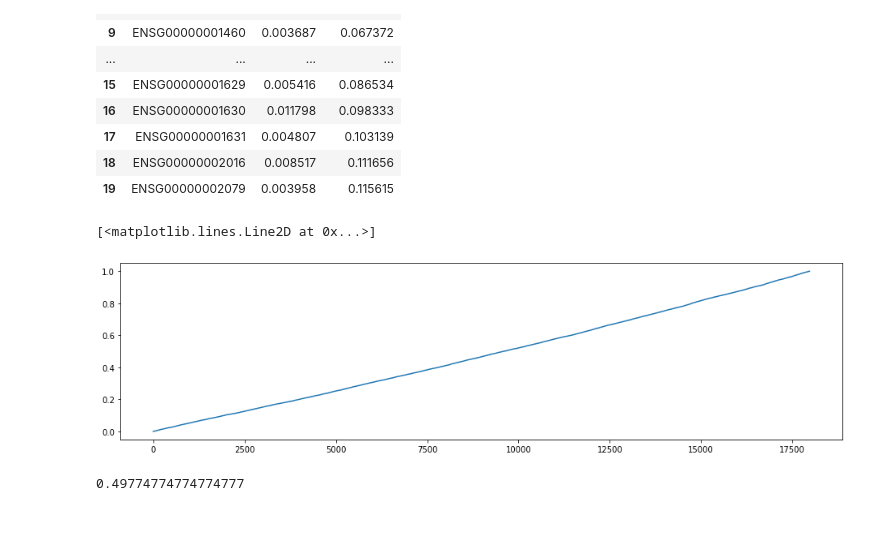
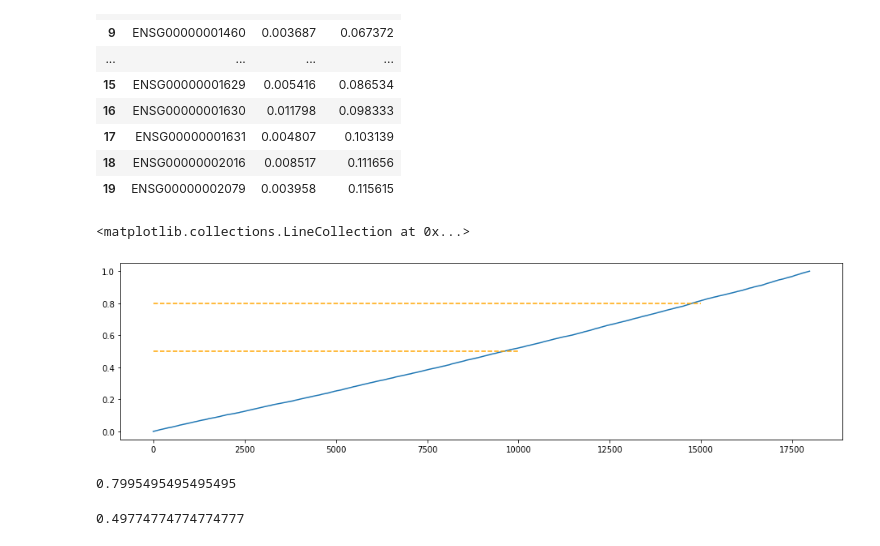
Before and after one commit to gkant06/ML-for-Science_Linear-models, a Jupyter notebook: Linear Models_Homework 3_Gautami Kant.ipynb, the cells around one changed output. Cells and saved outputs as stored; diff of their text form; code cells hidden in the pictures.

```diff
--- a/Linear Models_Homework 3_Gautami Kant.ipynb
+++ b/Linear Models_Homework 3_Gautami Kant.ipynb
@@ -200,0 +214,18 @@ X_test_with_prediction_output.to_csv(r'C:\Users\kantg\OneDrive\Desktop\CMU\ML fo
+# %%
+#Ridge regression  - converting continuous values to 0/1 labels  and trying on test data - we get lower results than logistic regression
+
+rid_reg = Ridge(random_state=10)
+rid_reg.fit(X_train_1, y_train_1)
+
+#Predicting the test set results
+y_test = rid_reg.predict(X_test_1)
+plot_1 = plt.hist(y_test, bins = 10)
+# Setting the threshold to decide 0/1 classifier
+y_test = np.where(y_test < 0.5, 0 ,1)
+
+#Output to a csv file
+X_test_with_prediction = X_test
+X_test_with_prediction['xml_neoplasm_histologic_grade'] = y_test
+X_test_with_prediction_output =  X_test_with_prediction.iloc[:, [0, -1]]
+X_test_with_prediction_output = X_test_with_prediction_output.rename(columns={'Unnamed: 0' : 'ID'})
+X_test_with_prediction_output.to_csv(r'C:\Users\kantg\OneDrive\Desktop\CMU\ML for Science\HW 3\Output\X_test_with_prediction_output.csv',index=None, header=True)
@@ -232,14 +276,31 @@ feature_df.head(20)
 | 18 | ENSG00000002016 | 0.008517 | 0.111656 |
 | 19 | ENSG00000002079 | 0.003958 | 0.115615 |
 # %%
-## Feature importance vs no. of features
-# ..... features contribute to ..... importance
-# top ...... features contribute to ......importance
+## Feature importance vs no. of features (using logistic regression)
+# ~15000 features contribute to 80% feature importance
+
 sum_imp = feature_df['feat_imp'].sum()
 data = feature_df.cumulative
 plt.figure(figsize = (16,4))
 plt.plot(data/sum_imp)
+plt.hlines(0.8,0,15000, label ="80% feature importance",linestyles = "dashed",color = 'orange')
+plt.hlines(0.5,0,10000, label ="50% feature importance",linestyles = "dashed",color = 'orange')
 # %% [output]
-[<matplotlib.lines.Line2D at 0x...>]
+<matplotlib.collections.LineCollection at 0x...>
-[figure, old version]
+[figure, new version]
+# %%
+## Selecting features that contribute to 80% of the feature importance for training the model. Accuracy of the trained model has not decreased
+#significantly.
+
+feature_select = list(feature_df['feature'].head(5000))
+
+X_train_2 = X_train_1.copy()
+X_train_2 = X_train_2.loc[:, feature_select]
+
+log_reg_1 = LogisticRegression(random_state=10,max_iter=10000)
+log_reg_1.fit(X_train_2, y_train_1)
+scores = cross_val_score(log_reg_1, X_train_2, y_train_1, cv=2)
+print(scores.mean())
+# %% [output]
+0.7995495495495495
 # %%
```
Also changed, not shown: parts of 14 cells of this notebook.
